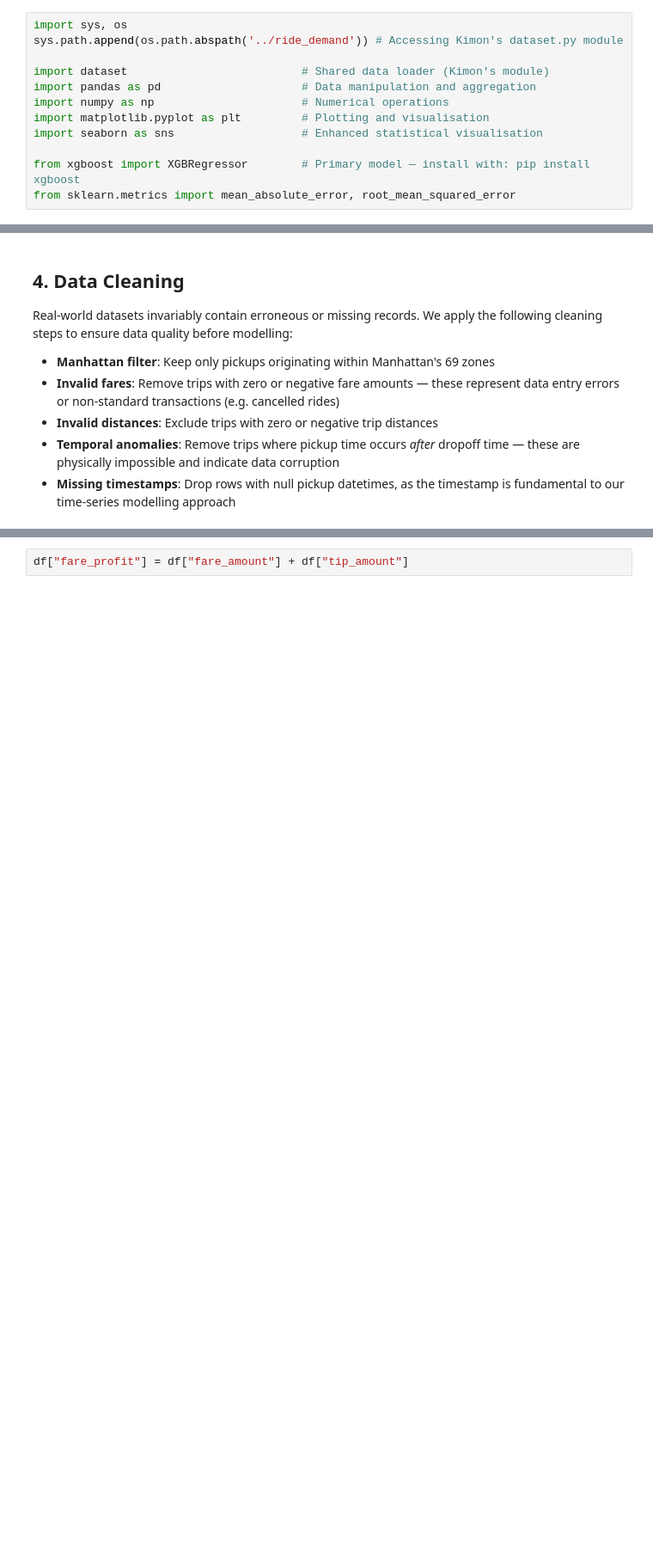
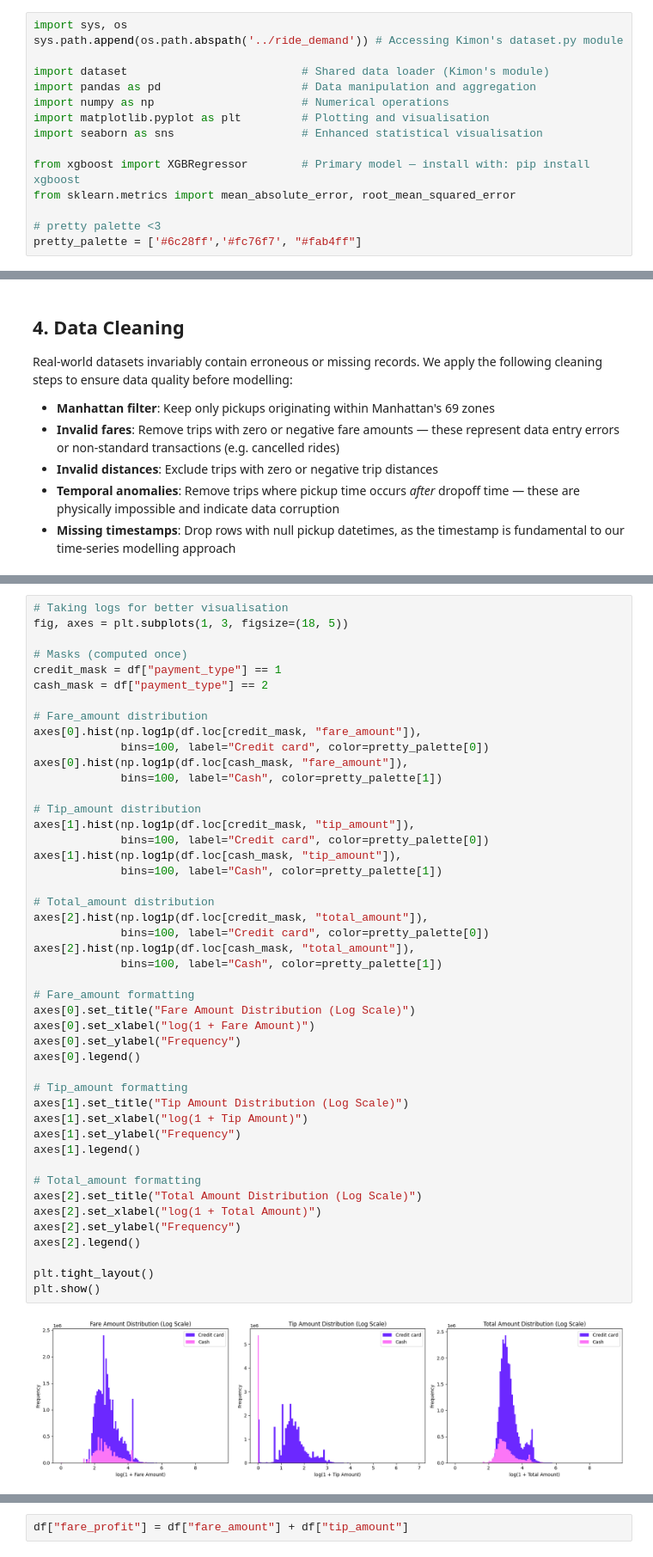
Before and after one commit to emma123456789102/Machine-Learning-Taxi-, a Jupyter notebook: models/expected_revenue/EDA_lucy.ipynb, the cells around one changed output, grey strips where cells are left out. Shown at 86% size. Drawn from its saved outputs; the diff is of its cells as text; blank space fills up the shorter version.

```diff
--- a/models/expected_revenue/EDA_lucy.ipynb
+++ b/models/expected_revenue/EDA_lucy.ipynb
@@ -29,6 +29,9 @@ import seaborn as sns                   # Enhanced statistical visualisation
 
 from xgboost import XGBRegressor        # Primary model — install with: pip install xgboost
 from sklearn.metrics import mean_absolute_error, root_mean_squared_error
+
+# pretty palette <3
+pretty_palette = ['#6c28ff','#fc76f7', "#fab4ff"]
 # %% [markdown]
 ## 2. Data Loading
 
@@ -177,0 +186,48 @@ Tip < 0: 0
+# %%
+# Taking logs for better visualisation
+fig, axes = plt.subplots(1, 3, figsize=(18, 5))
+
+# Masks (computed once)
+credit_mask = df["payment_type"] == 1
+cash_mask = df["payment_type"] == 2
+
+# Fare_amount distribution
+axes[0].hist(np.log1p(df.loc[credit_mask, "fare_amount"]),
+             bins=100, label="Credit card", color=pretty_palette[0])
+axes[0].hist(np.log1p(df.loc[cash_mask, "fare_amount"]),
+             bins=100, label="Cash", color=pretty_palette[1])
+
+# Tip_amount distribution
+axes[1].hist(np.log1p(df.loc[credit_mask, "tip_amount"]),
+             bins=100, label="Credit card", color=pretty_palette[0])
+axes[1].hist(np.log1p(df.loc[cash_mask, "tip_amount"]),
+             bins=100, label="Cash", color=pretty_palette[1])
+
+# Total_amount distribution
+axes[2].hist(np.log1p(df.loc[credit_mask, "total_amount"]),
+             bins=100, label="Credit card", color=pretty_palette[0])
+axes[2].hist(np.log1p(df.loc[cash_mask, "total_amount"]),
+             bins=100, label="Cash", color=pretty_palette[1])
+
+# Fare_amount formatting
+axes[0].set_title("Fare Amount Distribution (Log Scale)")
+axes[0].set_xlabel("log(1 + Fare Amount)")
+axes[0].set_ylabel("Frequency")
+axes[0].legend()
+
+# Tip_amount formatting
+axes[1].set_title("Tip Amount Distribution (Log Scale)")
+axes[1].set_xlabel("log(1 + Tip Amount)")
+axes[1].set_ylabel("Frequency")
+axes[1].legend()
+
+# Total_amount formatting
+axes[2].set_title("Total Amount Distribution (Log Scale)")
+axes[2].set_xlabel("log(1 + Total Amount)")
+axes[2].set_ylabel("Frequency")
+axes[2].legend()
+
+plt.tight_layout()
+plt.show()
+# %% [output]
+[figure, added]
```
Also changed, not shown: parts of 11 cells of this notebook.
